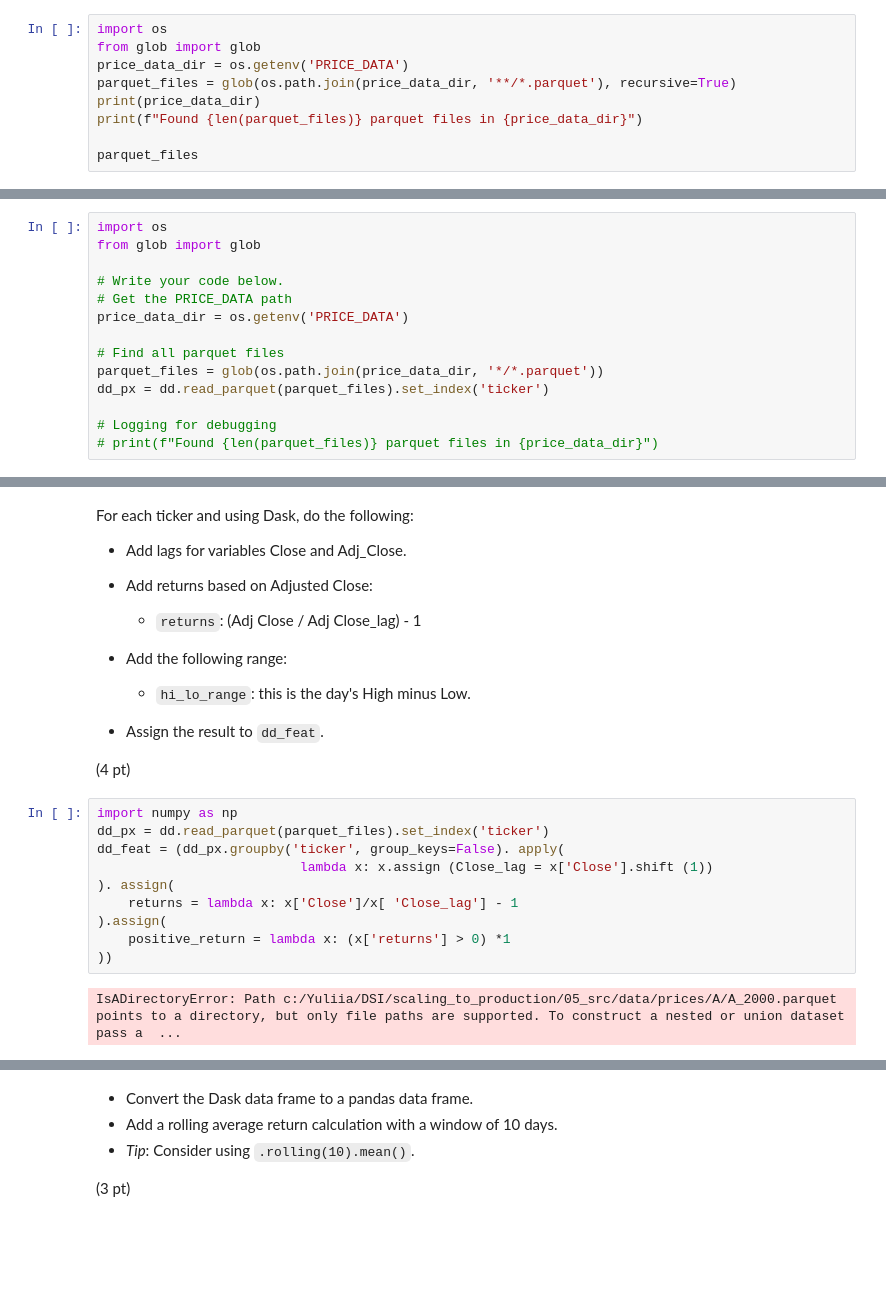
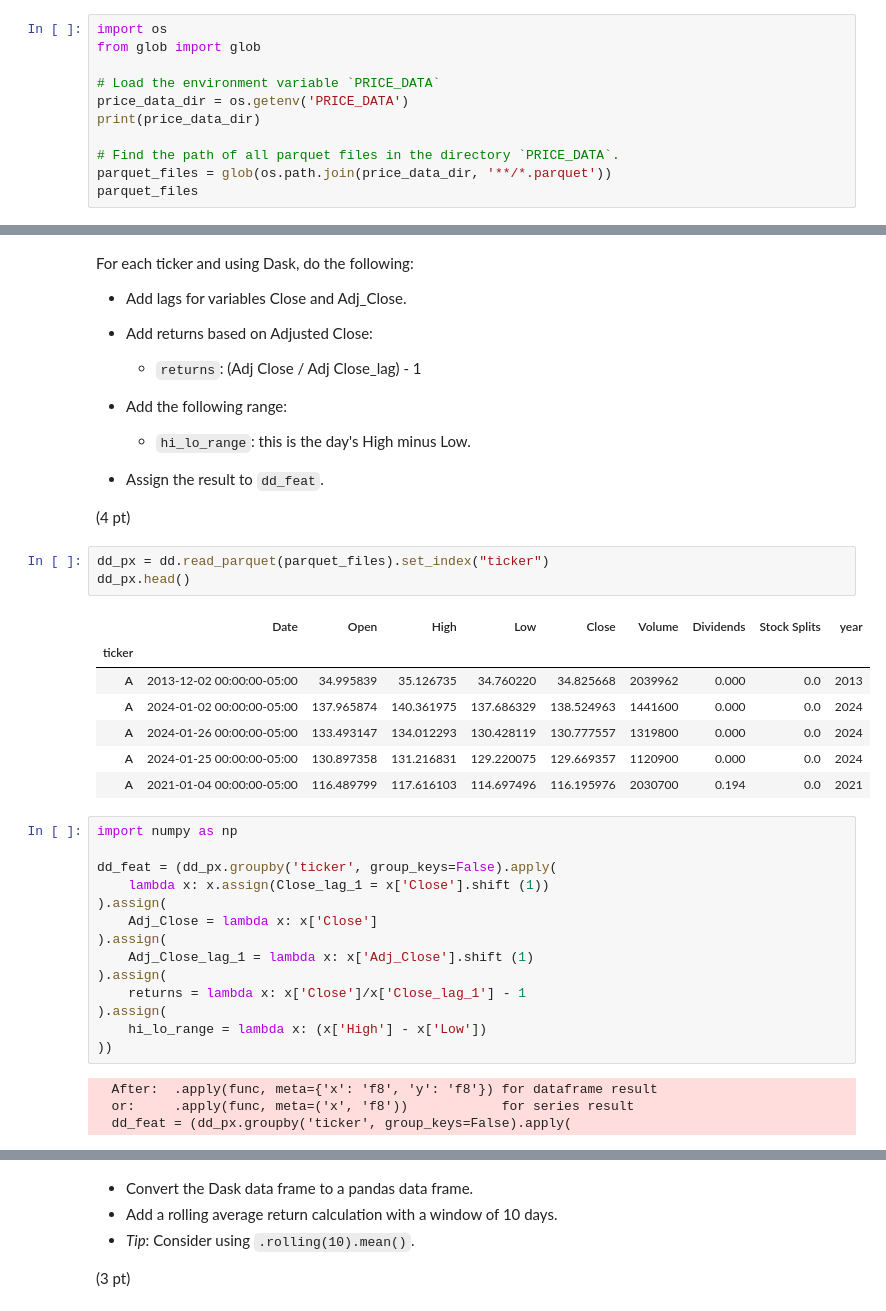
Before and after one commit to YMakushenko/scaling_to_production, a Jupyter notebook: 02_activities/assignments/assignment_1.ipynb, the cells around one changed output, grey strips where cells are left out. Saved outputs shown, nothing was run; the diff lists cells and outputs as text; blank space fills up the shorter version.

Commit message:
assignment-1

```diff
--- a/02_activities/assignments/assignment_1.ipynb
+++ b/02_activities/assignments/assignment_1.ipynb
@@ -53,11 +28,13 @@ import dask.dataframe as dd
 # %%
 import os
 from glob import glob
+
+# Load the environment variable `PRICE_DATA`
 price_data_dir = os.getenv('PRICE_DATA')
-parquet_files = glob(os.path.join(price_data_dir, '**/*.parquet'), recursive=True)
 print(price_data_dir)
-print(f"Found {len(parquet_files)} parquet files in {price_data_dir}")
 
+# Find the path of all parquet files in the directory `PRICE_DATA`.
+parquet_files = glob(os.path.join(price_data_dir, '**/*.parquet'))
 parquet_files
 # %% [output]
 ../../05_src/data/prices/
@@ -66,14 +57,0 @@ Found 0 parquet files in ../../05_src/data/prices/
-# %%
-import os
-from glob import glob
-
-# Write your code below.
-# Get the PRICE_DATA path
-price_data_dir = os.getenv('PRICE_DATA')
-
-# Find all parquet files
-parquet_files = glob(os.path.join(price_data_dir, '*/*.parquet'))
-dd_px = dd.read_parquet(parquet_files).set_index('ticker')
-
-# Logging for debugging
-# print(f"Found {len(parquet_files)} parquet files in {price_data_dir}")
@@ -94,15 +70,32 @@ For each ticker and using Dask, do the following:
 + Assign the result to `dd_feat`.
 
 (4 pt)
+# %%
+dd_px = dd.read_parquet(parquet_files).set_index("ticker")
+dd_px.head()
+# %% [output]
+|  | Date | Open | High | Low | Close | Volume | Dividends | Stock Splits | year |
+| ticker |  |  |  |  |  |  |  |  |  |
+| A | 2013-12-02 00:00:00-05:00 | 34.995839 | 35.126735 | 34.760220 | 34.825668 | 2039962 | 0.000 | 0.0 | 2013 |
+| A | 2024-01-02 00:00:00-05:00 | 137.965874 | 140.361975 | 137.686329 | 138.524963 | 1441600 | 0.000 | 0.0 | 2024 |
+| A | 2024-01-26 00:00:00-05:00 | 133.493147 | 134.012293 | 130.428119 | 130.777557 | 1319800 | 0.000 | 0.0 | 2024 |
+| A | 2024-01-25 00:00:00-05:00 | 130.897358 | 131.216831 | 129.220075 | 129.669357 | 1120900 | 0.000 | 0.0 | 2024 |
+| A | 2021-01-04 00:00:00-05:00 | 116.489799 | 117.616103 | 114.697496 | 116.195976 | 2030700 | 0.194 | 0.0 | 2021 |
 # %%
 import numpy as np
-dd_px = dd.read_parquet(parquet_files).set_index('ticker')
-dd_feat = (dd_px.groupby('ticker', group_keys=False). apply(
-                          lambda x: x.assign (Close_lag = x['Close'].shift (1))
-). assign(
-    returns = lambda x: x['Close']/x[ 'Close_lag'] - 1
+
+dd_feat = (dd_px.groupby('ticker', group_keys=False).apply(
+    lambda x: x.assign(Close_lag_1 = x['Close'].shift (1))
 ).assign(
-    positive_return = lambda x: (x['returns'] > 0) *1
+    Adj_Close = lambda x: x['Close']
+).assign(
+    Adj_Close_lag_1 = lambda x: x['Adj_Close'].shift (1)
+).assign(
+    returns = lambda x: x['Close']/x['Close_lag_1'] - 1
+).assign(
+    hi_lo_range = lambda x: (x['High'] - x['Low'])
 ))
 # %% [output]
-IsADirectoryError: Path c:/Yuliia/DSI/scaling_to_production/05_src/data/prices/A/A_2000.parquet points to a directory, but only file paths are supported. To construct a nested or union dataset pass a  ...
+  After:  .apply(func, meta={'x': 'f8', 'y': 'f8'}) for dataframe result
+  or:     .apply(func, meta=('x', 'f8'))            for series result
+  dd_feat = (dd_px.groupby('ticker', group_keys=False).apply(
```
Also changed, not shown: parts of 7 cells of this notebook.
